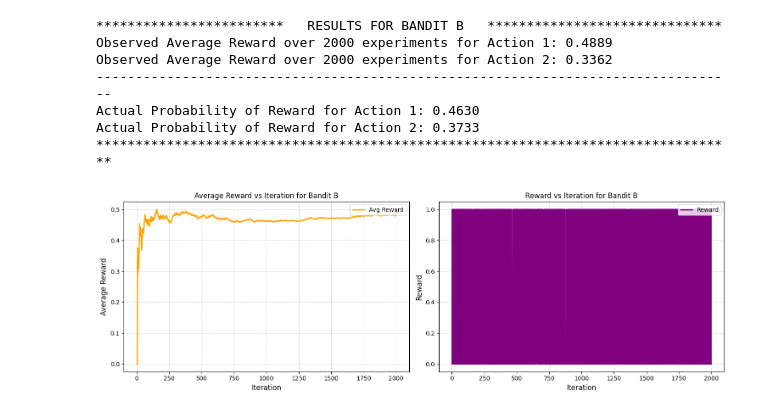
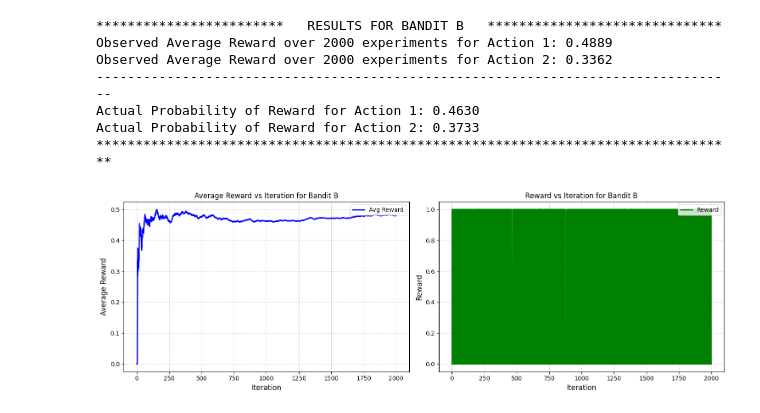
Before and after one commit to akshayk7k/AI-WEEK-7-REPORT, a Jupyter notebook: BinaryBandit.ipynb, the cells around one changed output. Drawn from its saved outputs; the diff is of its cells as text; code cells hidden in the pictures.

```diff
--- a/BinaryBandit.ipynb
+++ b/BinaryBandit.ipynb
@@ -189,29 +189,26 @@ Actual Probability of Reward for Action 1: 0.4630
 Actual Probability of Reward for Action 2: 0.3733
 **********************************************************************************
 # %%
-
 fig, (ax1, ax2) = plt.subplots(1, 2, figsize=(15, 5))
 
-
-ax1.plot(R_avg, color='orange', linestyle='-', linewidth=2, label="Avg Reward")
+# Plot with blue color for average reward
+ax1.plot(R_avg, color='blue', linestyle='-', linewidth=2, label="Avg Reward")
 ax1.title.set_text("Average Reward vs Iteration for Bandit B")
 ax1.set_xlabel("Iteration", fontsize=12)
 ax1.set_ylabel("Average Reward", fontsize=12)
 ax1.grid(True, linestyle='--', alpha=0.6)
 ax1.legend(loc="upper right")
 
-
-ax2.plot(R, color='purple', linestyle='-', linewidth=2, label="Reward")
+# Plot with green color for reward
+ax2.plot(R, color='green', linestyle='-', linewidth=2, label="Reward")
 ax2.title.set_text("Reward vs Iteration for Bandit B")
 ax2.set_xlabel("Iteration", fontsize=12)
 ax2.set_ylabel("Reward", fontsize=12)
 ax2.grid(True, linestyle='--', alpha=0.6)
 ax2.legend(loc="upper right")
 
-
 plt.tight_layout()
 
-
 plt.show()
 # %% [output]
-[figure, old version]
+[figure, new version]
```
Also changed, not shown: parts of 1 cell of this notebook.
